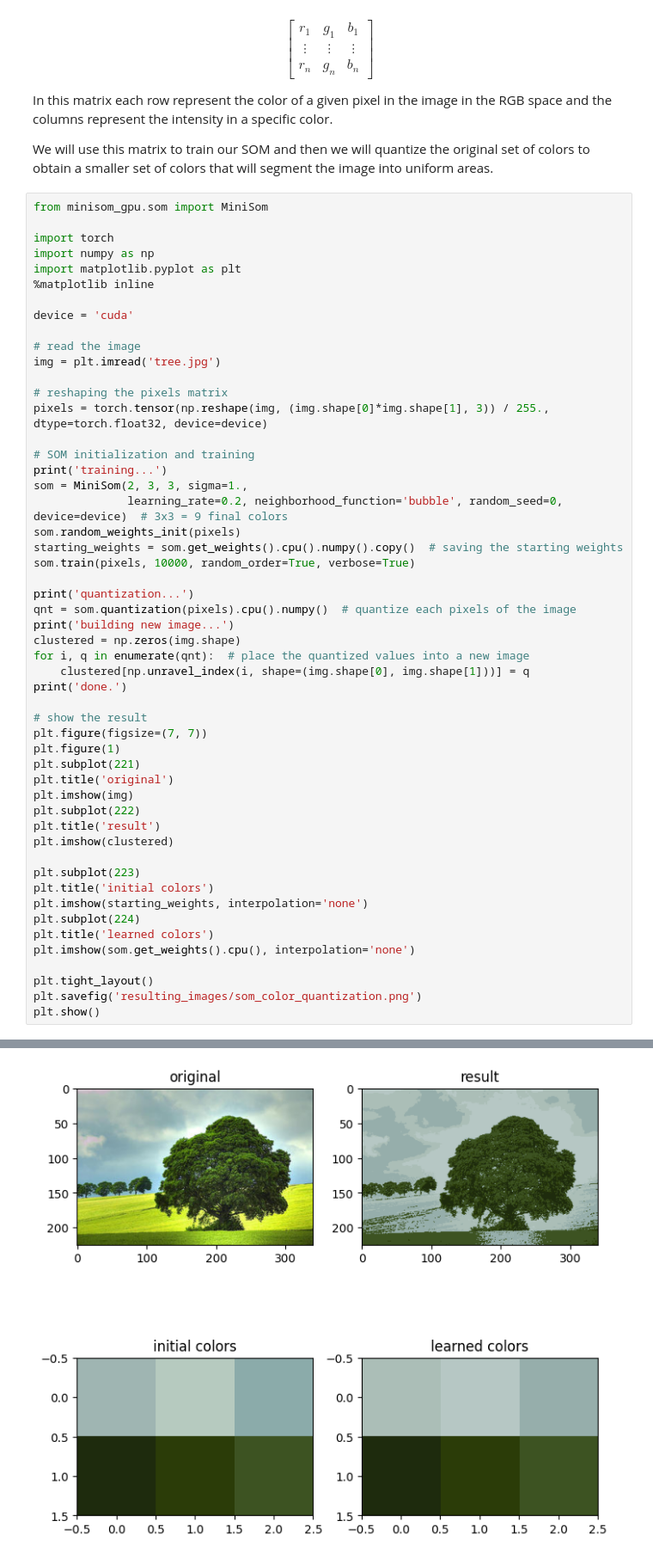
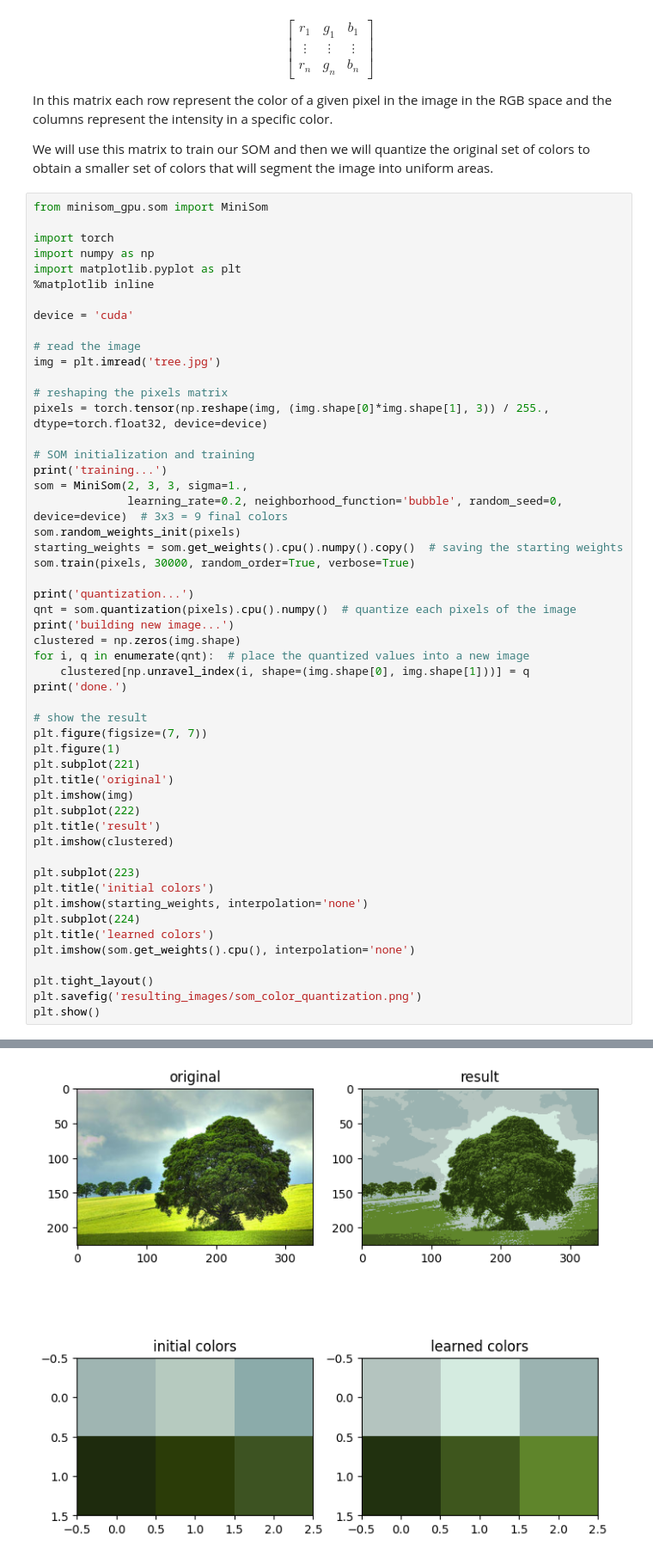
Before and after one commit to rctorres/minisom, a Jupyter notebook: examples/ColorQuantization.ipynb, the cells around one changed output, grey strips where cells are left out. Shown at 86% size. Drawn from its saved outputs; the diff is of its cells as text.

```diff
--- a/examples/ColorQuantization.ipynb
+++ b/examples/ColorQuantization.ipynb
@@ -32,7 +32,7 @@ som = MiniSom(2, 3, 3, sigma=1.,
               learning_rate=0.2, neighborhood_function='bubble', random_seed=0, device=device)  # 3x3 = 9 final colors
 som.random_weights_init(pixels)
 starting_weights = som.get_weights().cpu().numpy().copy()  # saving the starting weights
-som.train(pixels, 10000, random_order=True, verbose=True)
+som.train(pixels, 30000, random_order=True, verbose=True)
 
 print('quantization...')
 qnt = som.quantization(pixels).cpu().numpy()  # quantize each pixels of the image
@@ -69,4 +69,4 @@ training...
 quantization...
 building new image...
 done.
-[figure, old version]
+[figure, new version]
```
Also changed, not shown: parts of 1 cell of this notebook, 18 other files.
